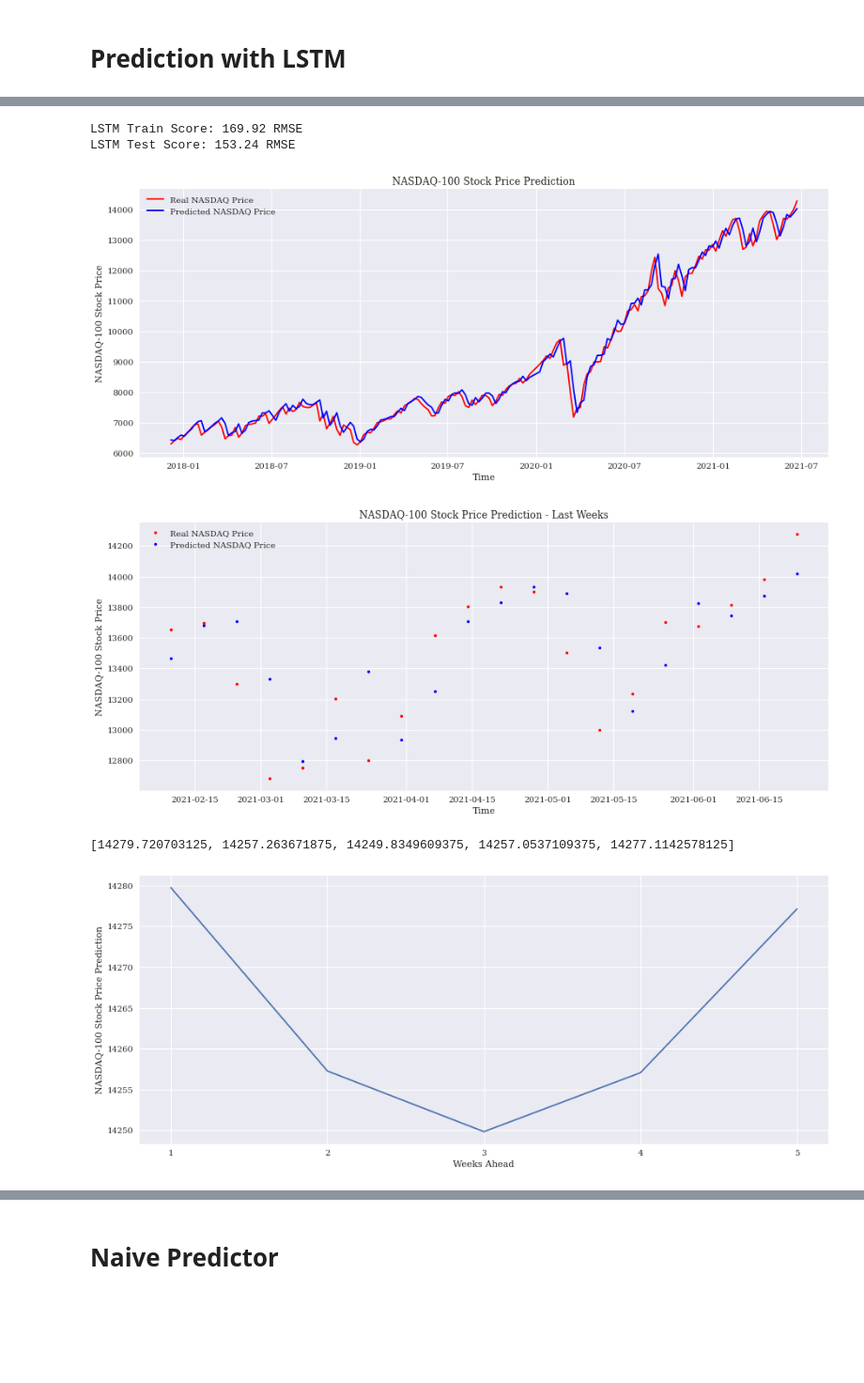
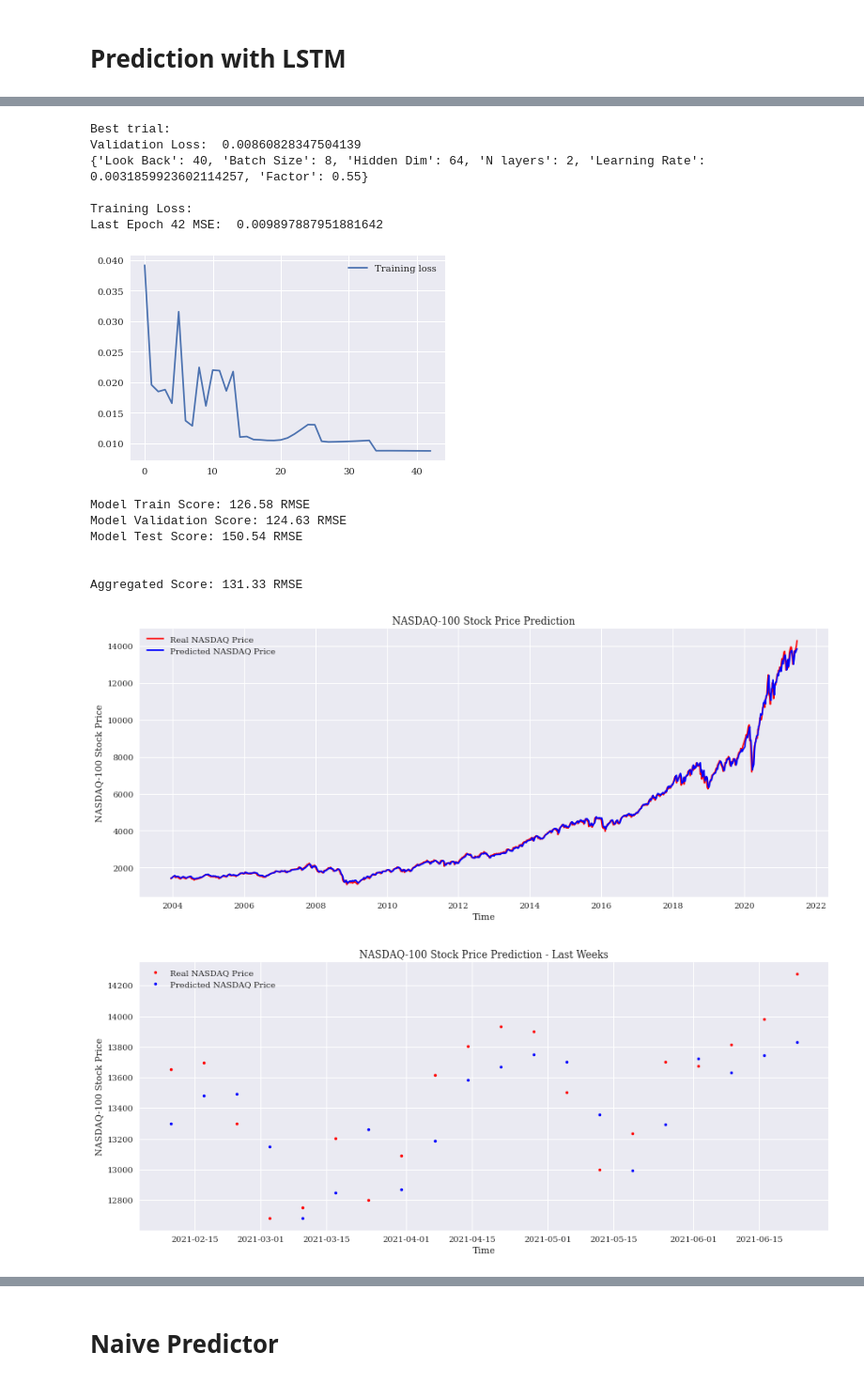
Before and after one commit to RoyMahlab/GRU-LSTM-FED, a Jupyter notebook: Prediction FED.ipynb, the cells around one changed output, grey strips where cells are left out. Shown at 94% size. Cells and saved outputs as stored; diff of their text form; code cells hidden in the pictures; blank space fills up the shorter version.

```diff
--- a/Prediction FED.ipynb
+++ b/Prediction FED.ipynb
@@ -362,0 +431,4 @@ def predict_results(model, n=5):
+# %%
+nasdaq, scaled, scaler1, scaler2  = load_nasdaq()
+input_dim = 2
+study_lstm = conduct_study ('LSTM', 'LSTM', n_trials)
@@ -433,4 +537,2 @@ predict_results(gru)
 # %% [markdown]
 # Prediction with LSTM
-# %%
-study_lstm = conduct_study ('LSTM', 'LSTM')
@@ -480,19 +543,20 @@ Last Epoch  20 MSE:  0.014065561053427775
-# %%
-# calculate root mean squared error
-trainScore = math.sqrt(mean_squared_error(y_train[:,0], y_train_pred[:,0]))
-print('LSTM Train Score: %.2f RMSE' % (trainScore))
-testScore = math.sqrt(mean_squared_error(y_test[:,0], y_test_pred[:,0]))
-print('LSTM Test Score: %.2f RMSE' % (testScore))
-# %% [output]
-LSTM Train Score: 169.92 RMSE
-LSTM Test Score: 153.24 RMSE
-# %%
-plot_results(lstm, batch_size = trial_lstm.params['Batch Size'])
-# %% [output]
-[figure, removed]
-[figure, removed]
-# %%
-predict_results(lstm)
-# %% [output]
-[14279.720703125, 14257.263671875, 14249.8349609375, 14257.0537109375, 14277.1142578125]
-[figure, removed]
+# %%
+nasdaq, scaled, scaler1, scaler2  = load_nasdaq()
+input_dim = 2
+study_results(study_lstm,'LSTM')
+# %% [output]
+Best trial:
+Validation Loss:  0.00860828347504139
+{'Look Back': 40, 'Batch Size': 8, 'Hidden Dim': 64, 'N layers': 2, 'Learning Rate': 0.0031859923602114257, 'Factor': 0.55}
+
+Training Loss:
+Last Epoch 42 MSE:  0.009897887951881642
+[figure, added]
+Model Train Score: 126.58 RMSE
+Model Validation Score: 124.63 RMSE
+Model Test Score: 150.54 RMSE
+
+
+Aggregated Score: 131.33 RMSE
+[figure, added]
+[figure, added]
```
Also changed, not shown: parts of 50 cells of this notebook.
